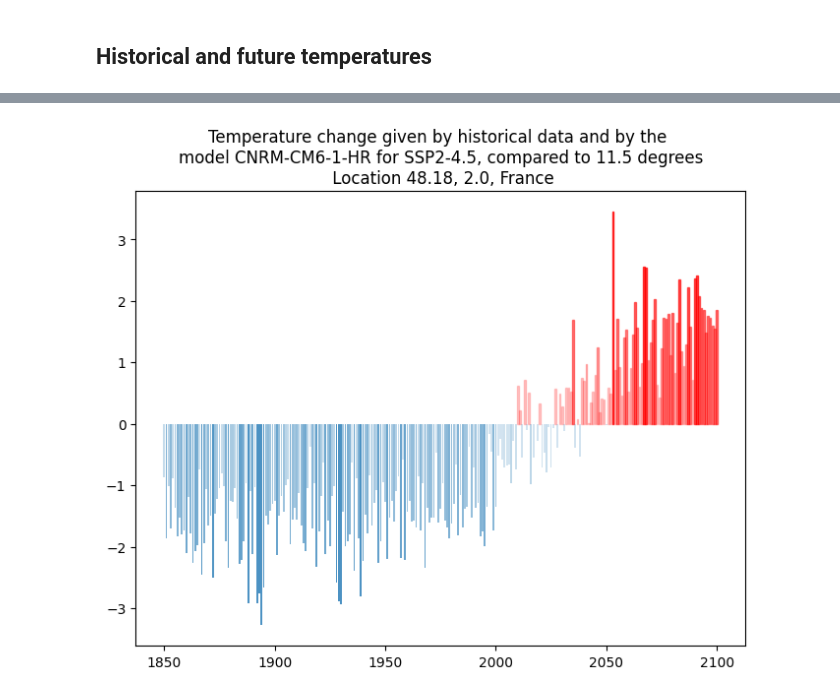
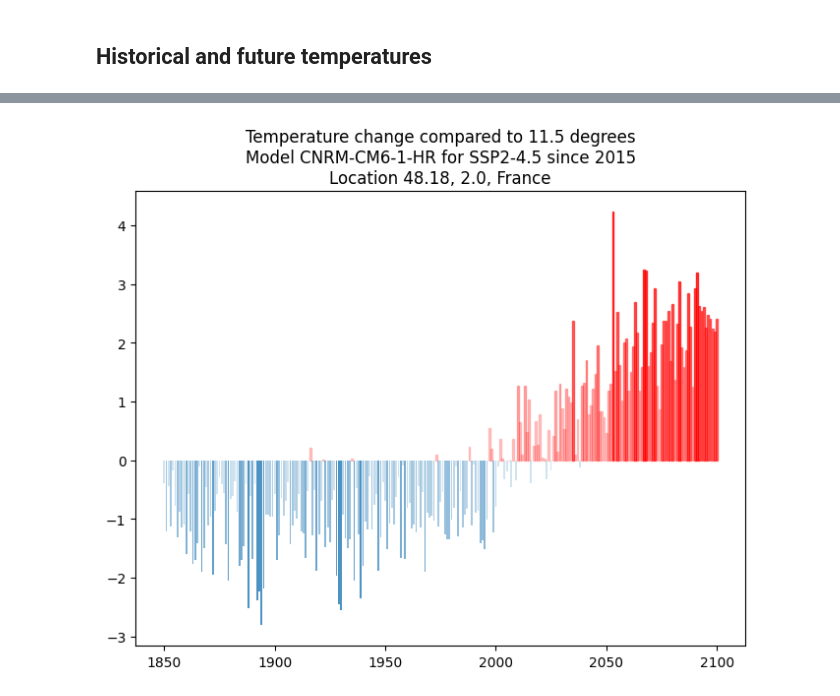
Before and after one commit to romain-cotte/grpc-climate, a Jupyter notebook: scripts/visualize.ipynb, the cells around one changed output, grey strips where cells are left out. Saved outputs shown, nothing was run; the diff lists cells and outputs as text; code cells hidden in the pictures.

```diff
--- a/scripts/visualize.ipynb
+++ b/scripts/visualize.ipynb
@@ -19,7 +19,7 @@ file_name="./data/tas_Amon_CNRM-CM6-1-HR_ssp245_r1i1p1f2_gr_20150116-21001216_v2
 def kelvin_to_celsius(kelvin):
     return kelvin - 273.15
 # %%
-ds = xr.open_dataset(file_name)
+ds = xr.open_dataset(post_file_name)
 # ds
 # %%
 dsh = xr.open_dataset(historical_file_name)
@@ -54,7 +36,7 @@ all_years = xr.concat([arr_h, arr], dim="time", coords="minimal", compat="minima
 # %% [markdown]
 ## Simulation Forecast
 # %%
-y = [kelvin_to_celsius(x) for x in arr["tas"].values]
+y = [kelvin_to_celsius(x) for x in arr["ts"].values]
 x = arr["time"].values
 # %%
 fig, ax = plt.subplots(figsize=(15, 7))
@@ -126,15 +108,19 @@ Name: temperature, Length: 86, dtype: float64
 min_diff, max_diff = (diff_by_year.min(), diff_by_year.max())
 # %%
 fig, ax = plt.subplots(figsize=(10,5))
-ax = plt.bar(diff_by_year.index, diff_by_year)
 
 def clip_alpha(x):
     return np.clip(x, 0.2, 0.8)
 
-for bar, v in zip(ax, diff_by_year):
-    if v < 0:
-        bar.set_alpha(clip_alpha(abs(v/min_diff)))
-    else:
-        bar.set_color('r')
-        bar.set_alpha(clip_alpha(abs(v/max_diff)))
+def bar_plot(df):
+    ax = plt.bar(df.index, df)
+    min, max = (df.min(), df.max())
+    for bar, value in zip(ax, df):
+        if value < 0:
+            bar.set_alpha(clip_alpha(abs(value/min)))
+        else:
+            bar.set_color('r')
+            bar.set_alpha(clip_alpha(abs(value/max)))
+
+bar_plot(diff_by_year)
 # %% [output]
@@ -142,7 +128,7 @@ for bar, v in zip(ax, diff_by_year):
 # %% [markdown]
 ## Historical and future temperatures
 # %%
-y = [kelvin_to_celsius(x) for x in all_years["tas"].values]
+y = [kelvin_to_celsius(x) for x in all_years["ts"].values]
 x = all_years["time"].values
 # %%
 fig, ax = plt.subplots(figsize=(15, 7))
@@ -165,22 +151,9 @@ diff_by_year = s_by_year.transform(lambda x: x-11.5)
 min_diff, max_diff = (diff_by_year.min(), diff_by_year.max())
 # %%
 fig, ax = plt.subplots(figsize=(8, 6))
-ax = plt.bar(diff_by_year.index, diff_by_year)
-
-# patch = mpatches.Patch(label="Local temperature change from 11.5 degrees")
-# plt.legend(handles=[patch], loc="upper left")
-plt.title("Temperature change given by historical data and by the \nmodel CNRM-CM6-1-HR for SSP2-4.5, compared to 11.5 degrees\n Location 48.18, 2.0, France")
-def clip_alpha(x):
-    return np.clip(x, 0.2, 0.8)
-
-for bar, v in zip(ax, diff_by_year):
-    if v < 0:
-        bar.set_alpha(clip_alpha(abs(v/min_diff)))
-    else:
-        bar.set_color('r')
-        bar.set_alpha(clip_alpha(abs(v/max_diff)))
-
+plt.title("Temperature change compared to 11.5 degrees\nModel CNRM-CM6-1-HR for SSP2-4.5 since 2015\nLocation 48.18, 2.0, France")
+bar_plot(diff_by_year)
 plt.savefig("./data/warming_stripes.jpg")
 plt.savefig("./data/warming_stripes.png")
 # %% [output]
-[figure, old version]
+[figure, new version]
```
Also changed, not shown: parts of 15 cells of this notebook, 2 other files.
